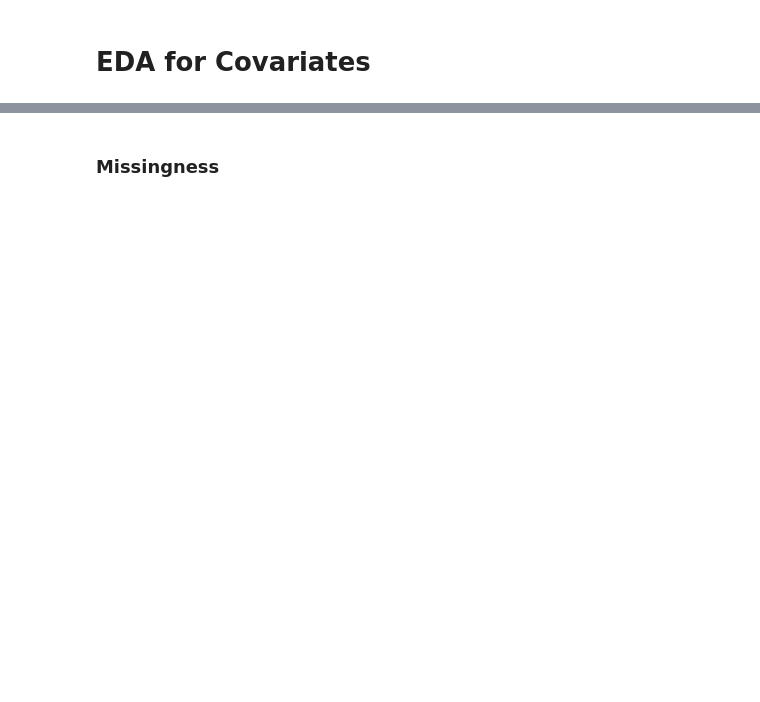
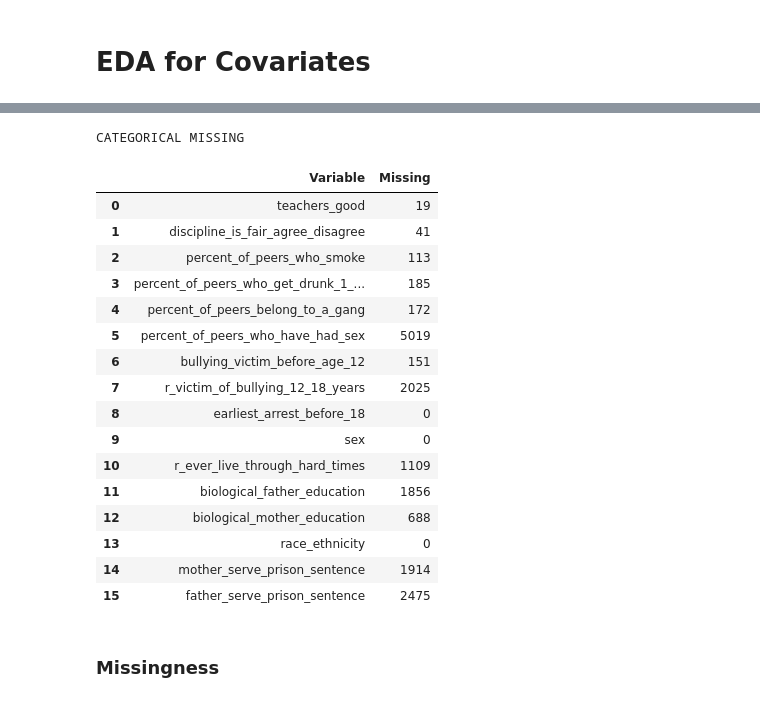
Before and after one commit to EatPotatoes/capstone_victimization, a Jupyter notebook: EDA/covariates_EDA.ipynb, the cells around one changed output, grey strips where cells are left out. Cells and saved outputs as stored; diff of their text form; code cells hidden in the pictures; blank space fills up the shorter version.

```diff
--- a/EDA/covariates_EDA.ipynb
+++ b/EDA/covariates_EDA.ipynb
@@ -41,3 +253,39 @@ covariates = [
+# %%
+# ---------------------------------------------------------
+# 7. Categorical missing counts
+# ---------------------------------------------------------
+
+categorical_missing = pd.DataFrame({
+    "Variable": categorical_features,
+    "Missing": [
+        covariate_data[feature].isna().sum()
+        for feature in categorical_features
+    ]
+})
+
+
+# Display missing counts
+print("CATEGORICAL MISSING")
+display(categorical_missing)
+# %% [output]
+CATEGORICAL MISSING
+|  | Variable | Missing |
+| 0 | teachers_good | 19 |
+| 1 | discipline_is_fair_agree_disagree | 41 |
+| 2 | percent_of_peers_who_smoke | 113 |
+| 3 | percent_of_peers_who_get_drunk_1_... | 185 |
+| 4 | percent_of_peers_belong_to_a_gang | 172 |
+| 5 | percent_of_peers_who_have_had_sex | 5019 |
+| 6 | bullying_victim_before_age_12 | 151 |
+| 7 | r_victim_of_bullying_12_18_years | 2025 |
+| 8 | earliest_arrest_before_18 | 0 |
+| 9 | sex | 0 |
+| 10 | r_ever_live_through_hard_times | 1109 |
+| 11 | biological_father_education | 1856 |
+| 12 | biological_mother_education | 688 |
+| 13 | race_ethnicity | 0 |
+| 14 | mother_serve_prison_sentence | 1914 |
+| 15 | father_serve_prison_sentence | 2475 |
 # %% [markdown]
 ### Missingness
 # %%
```
Also changed, not shown: parts of 15 cells of this notebook, 1 other file.
